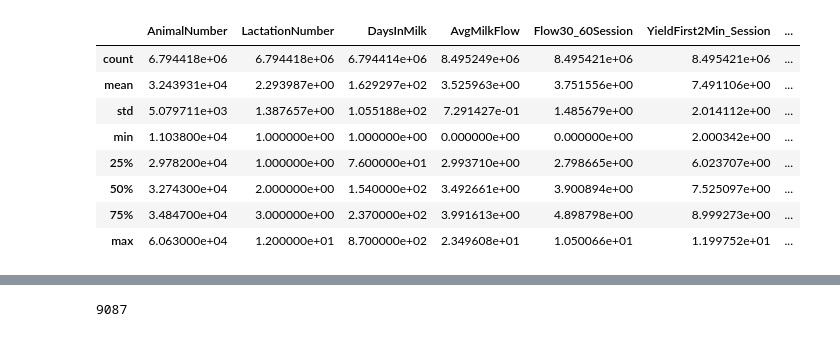
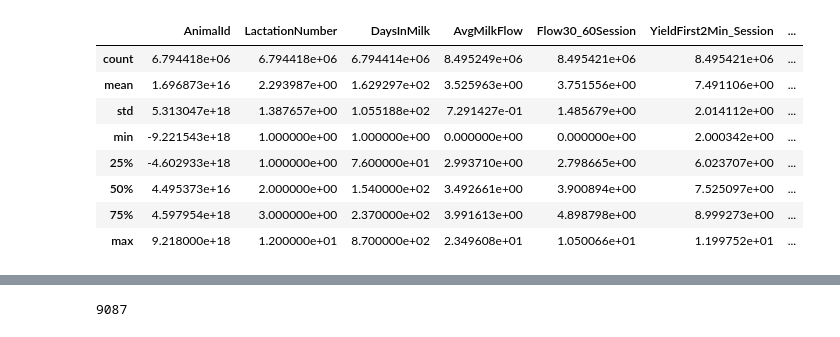
Before and after one commit to muyuanlidvm/ANSC-6040-Project-1, a Jupyter notebook: ANSC6040Project1_ML.ipynb, the cells around one changed output, grey strips where cells are left out. Saved outputs shown, nothing was run; the diff lists cells and outputs as text; code cells hidden in the pictures.

```diff
--- a/ANSC6040Project1_ML.ipynb
+++ b/ANSC6040Project1_ML.ipynb
@@ -30,5 +33,5 @@ from sklearn.model_selection import train_test_split
 # %%
 # Read data file
-data = pd.read_csv("/Users/muyuanli/Desktop/ANSC 6040/project_1_ANSC_4040_dataset.csv")
+df = pd.read_csv("/Users/muyuanli/Desktop/ANSC 6040/Data_set_prep_assignment_1.csv")
 # %%
 # Variable names and types
@@ -54,7 +58,7 @@ memory usage: 648.1+ MB
 # %%
 # Changing variable names to follow naming convention
-data = data.rename(columns={'Avgmilkflow': 'AvgMilkFlow'})
-data = data.rename(columns={'milking': 'Milking'})
-data = data.rename(columns={'DurationSession_sec': 'DurationSession_Sec'})
+df = df.rename(columns={'Avgmilkflow': 'AvgMilkFlow'})
+df = df.rename(columns={'milking': 'Milking'})
+df = df.rename(columns={'DurationSession_sec': 'DurationSession_Sec'})
 # %%
 # Data Exploration
@@ -69,12 +73,12 @@ data.head()
 # %%
-data.describe()
+df.describe()
 # %% [output]
-|  | AnimalNumber | LactationNumber | DaysInMilk | AvgMilkFlow | Flow30_60Session | YieldFirst2Min_Session | ... |
+|  | AnimalId | LactationNumber | DaysInMilk | AvgMilkFlow | Flow30_60Session | YieldFirst2Min_Session | ... |
 | count | 6.794418e+06 | 6.794418e+06 | 6.794414e+06 | 8.495249e+06 | 8.495421e+06 | 8.495421e+06 | ... |
-| mean | 3.243931e+04 | 2.293987e+00 | 1.629297e+02 | 3.525963e+00 | 3.751556e+00 | 7.491106e+00 | ... |
-| std | 5.079711e+03 | 1.387657e+00 | 1.055188e+02 | 7.291427e-01 | 1.485679e+00 | 2.014112e+00 | ... |
-| min | 1.103800e+04 | 1.000000e+00 | 1.000000e+00 | 0.000000e+00 | 0.000000e+00 | 2.000342e+00 | ... |
-| 25% | 2.978200e+04 | 1.000000e+00 | 7.600000e+01 | 2.993710e+00 | 2.798665e+00 | 6.023707e+00 | ... |
-| 50% | 3.274300e+04 | 2.000000e+00 | 1.540000e+02 | 3.492661e+00 | 3.900894e+00 | 7.525097e+00 | ... |
-| 75% | 3.484700e+04 | 3.000000e+00 | 2.370000e+02 | 3.991613e+00 | 4.898798e+00 | 8.999273e+00 | ... |
-| max | 6.063000e+04 | 1.200000e+01 | 8.700000e+02 | 2.349608e+01 | 1.050066e+01 | 1.199752e+01 | ... |
+| mean | 1.696873e+16 | 2.293987e+00 | 1.629297e+02 | 3.525963e+00 | 3.751556e+00 | 7.491106e+00 | ... |
+| std | 5.313047e+18 | 1.387657e+00 | 1.055188e+02 | 7.291427e-01 | 1.485679e+00 | 2.014112e+00 | ... |
+| min | -9.221543e+18 | 1.000000e+00 | 1.000000e+00 | 0.000000e+00 | 0.000000e+00 | 2.000342e+00 | ... |
+| 25% | -4.602933e+18 | 1.000000e+00 | 7.600000e+01 | 2.993710e+00 | 2.798665e+00 | 6.023707e+00 | ... |
+| 50% | 4.495373e+16 | 2.000000e+00 | 1.540000e+02 | 3.492661e+00 | 3.900894e+00 | 7.525097e+00 | ... |
+| 75% | 4.597954e+18 | 3.000000e+00 | 2.370000e+02 | 3.991613e+00 | 4.898798e+00 | 8.999273e+00 | ... |
+| max | 9.218000e+18 | 1.200000e+01 | 8.700000e+02 | 2.349608e+01 | 1.050066e+01 | 1.199752e+01 | ... |
```
Also changed, not shown: parts of 24 cells of this notebook, 1 other file.
